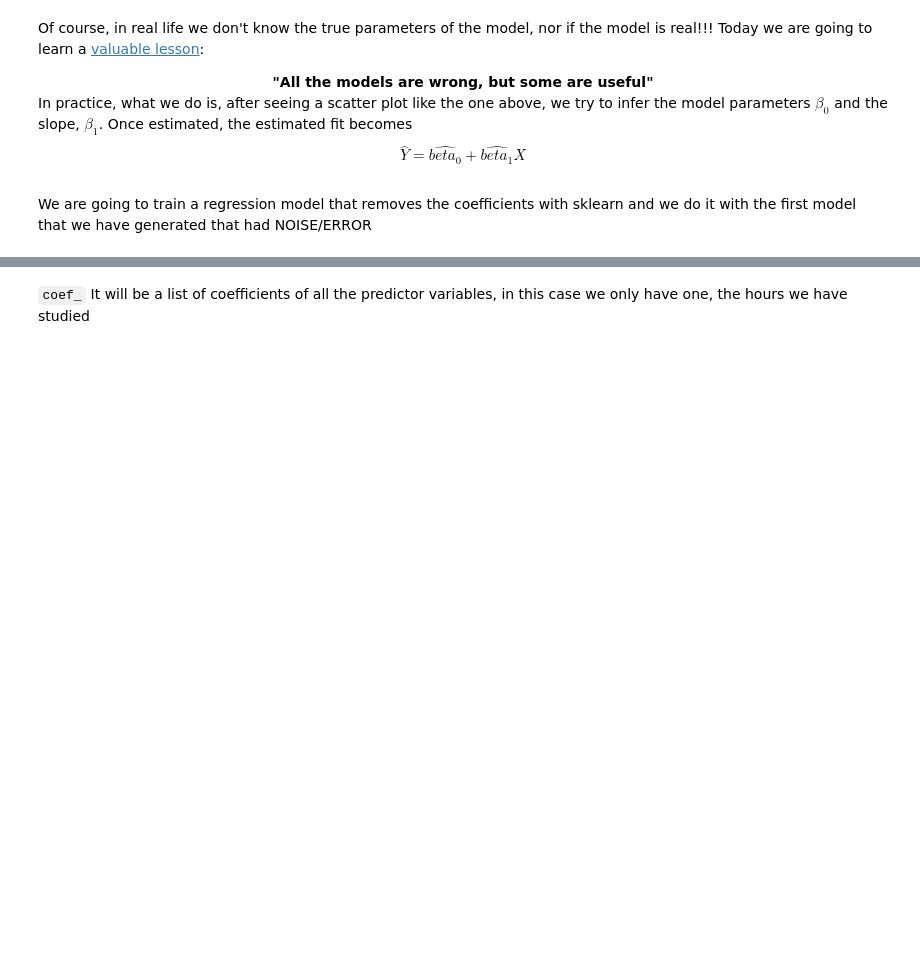
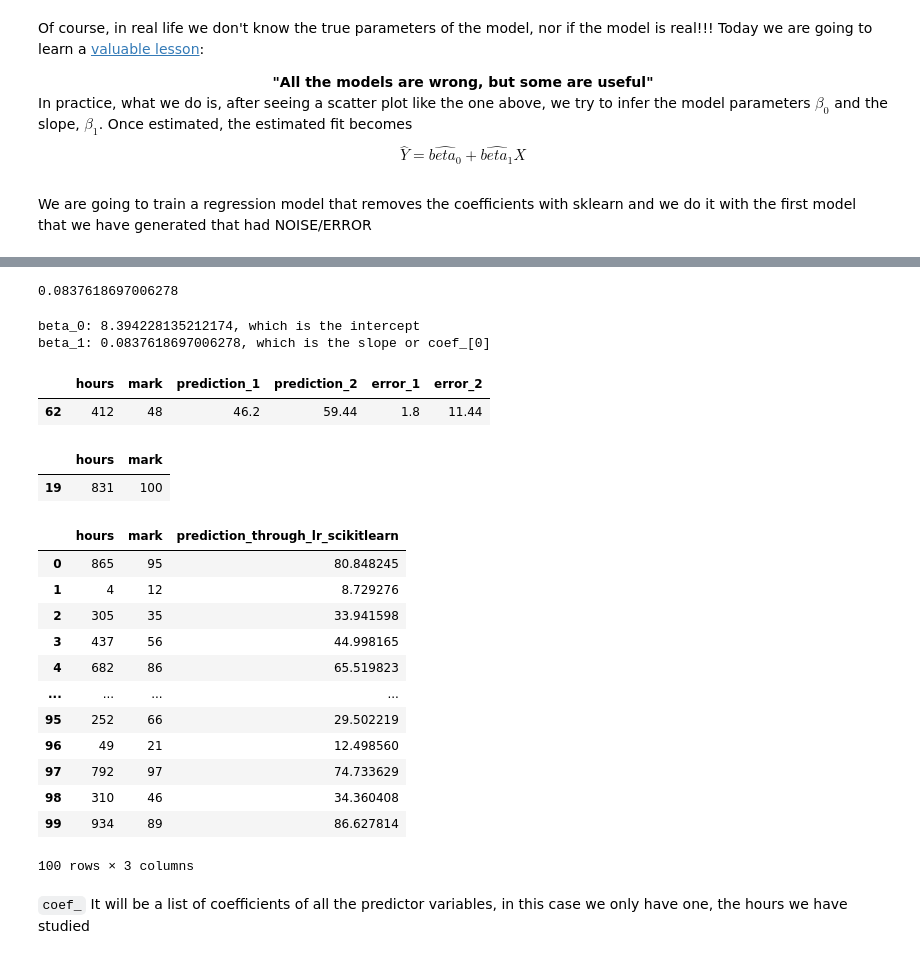
Before and after one commit to Ironhack-data-bcn-oct-2022/lectures, a Jupyter notebook: week-6/02 - Linear regression.ipynb, the cells around one changed output, grey strips where cells are left out. Saved outputs shown, nothing was run; the diff lists cells and outputs as text; code cells hidden in the pictures; blank space fills up the shorter version.

```diff
--- a/week-6/02 - Linear regression.ipynb
+++ b/week-6/02 - Linear regression.ipynb
@@ -288,3 +288,5 @@
 In practice, what we do is, after seeing a scatter plot like the one above, we try to infer the model parameters $\beta_0$ and the slope, $\beta_1$. Once estimated, the estimated fit becomes $$ \hat{Y} = \hat{beta_0} + \hat{beta_1} X$$
 # %% [markdown]
 We are going to train a regression model that removes the coefficients with sklearn and we do it with the first model that we have generated that had NOISE/ERROR
+# %%
+lr = LinearRegression()
@@ -290,0 +312,5 @@ We are going to train a regression model that removes the coefficients with skle
+# %%
+beta_1 = lr.coef_[0] # slope, what multiplies the X: M
+beta_1
+# %% [output]
+0.0837618697006278
@@ -291,2 +319,37 @@ We are going to train a regression model that removes the coefficients with skle
+# %%
+beta_1 = lr.coef_[0]
+beta_0 = lr.intercept_
+print(f"beta_0: {beta_0}, which is the intercept\nbeta_1: {beta_1}, which is the slope or coef_[0]")
+# %% [output]
+beta_0: 8.394228135212174, which is the intercept
+beta_1: 0.0837618697006278, which is the slope or coef_[0]
+# %%
+data.sample()
+# %% [output]
+|  | hours | mark | prediction_1 | prediction_2 | error_1 | error_2 |
+| 62 | 412 | 48 | 46.2 | 59.44 | 1.8 | 11.44 |
+# %%
+data_2 = pd.read_csv("../datasets/hours_vs_mark.csv", index_col=0)
+data_2.sample()
+# %% [output]
+|  | hours | mark |
+| 19 | 831 | 100 |
+# %%
+data_2["prediction_through_lr_scikitlearn"] = (data_2.hours * beta_1) + beta_0
+data_2
+# %% [output]
+|  | hours | mark | prediction_through_lr_scikitlearn |
+| 0 | 865 | 95 | 80.848245 |
+| 1 | 4 | 12 | 8.729276 |
+| 2 | 305 | 35 | 33.941598 |
+| 3 | 437 | 56 | 44.998165 |
+| 4 | 682 | 86 | 65.519823 |
+| ... | ... | ... | ... |
+| 95 | 252 | 66 | 29.502219 |
+| 96 | 49 | 21 | 12.498560 |
+| 97 | 792 | 97 | 74.733629 |
+| 98 | 310 | 46 | 34.360408 |
+| 99 | 934 | 89 | 86.627814 |
+100 rows × 3 columns
 # %% [markdown]
 `coef_` It will be a list of coefficients of all the predictor variables, in this case we only have one, the hours we have studied
```
Also changed, not shown: parts of 36 cells of this notebook.
